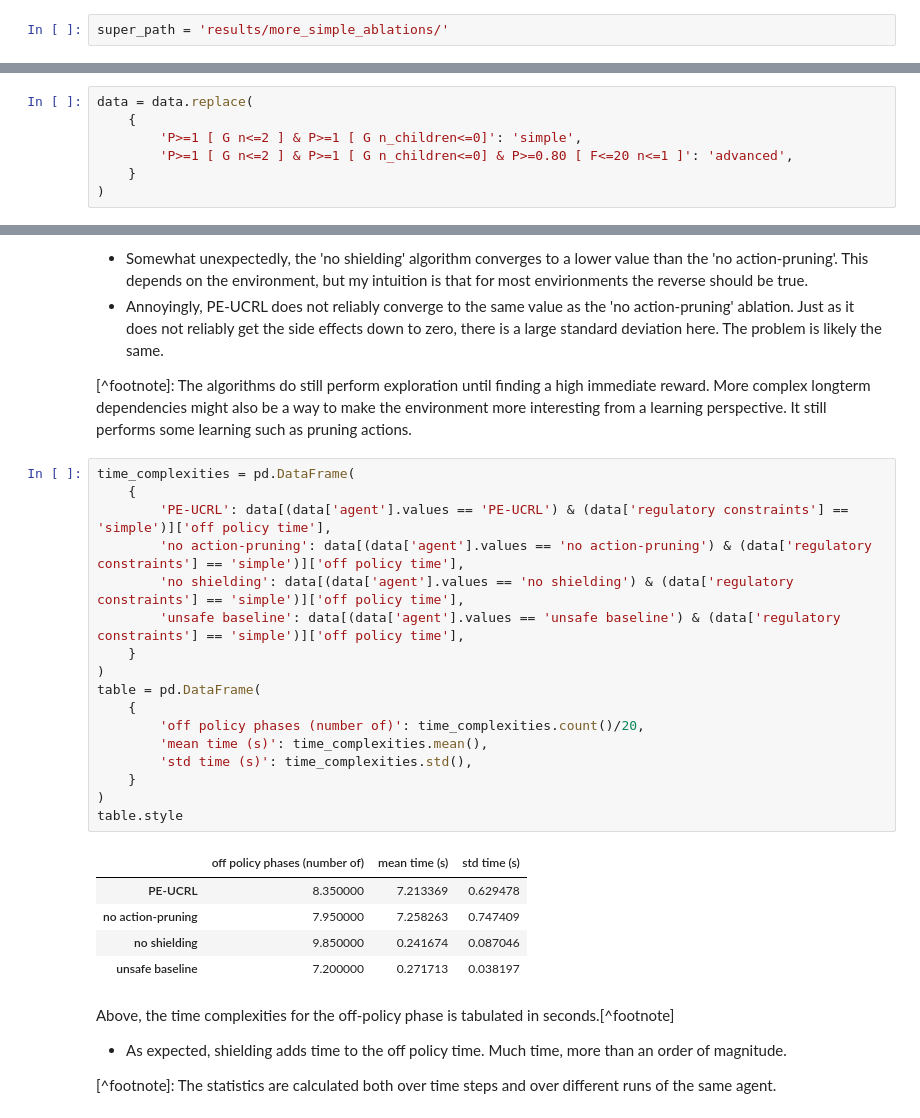
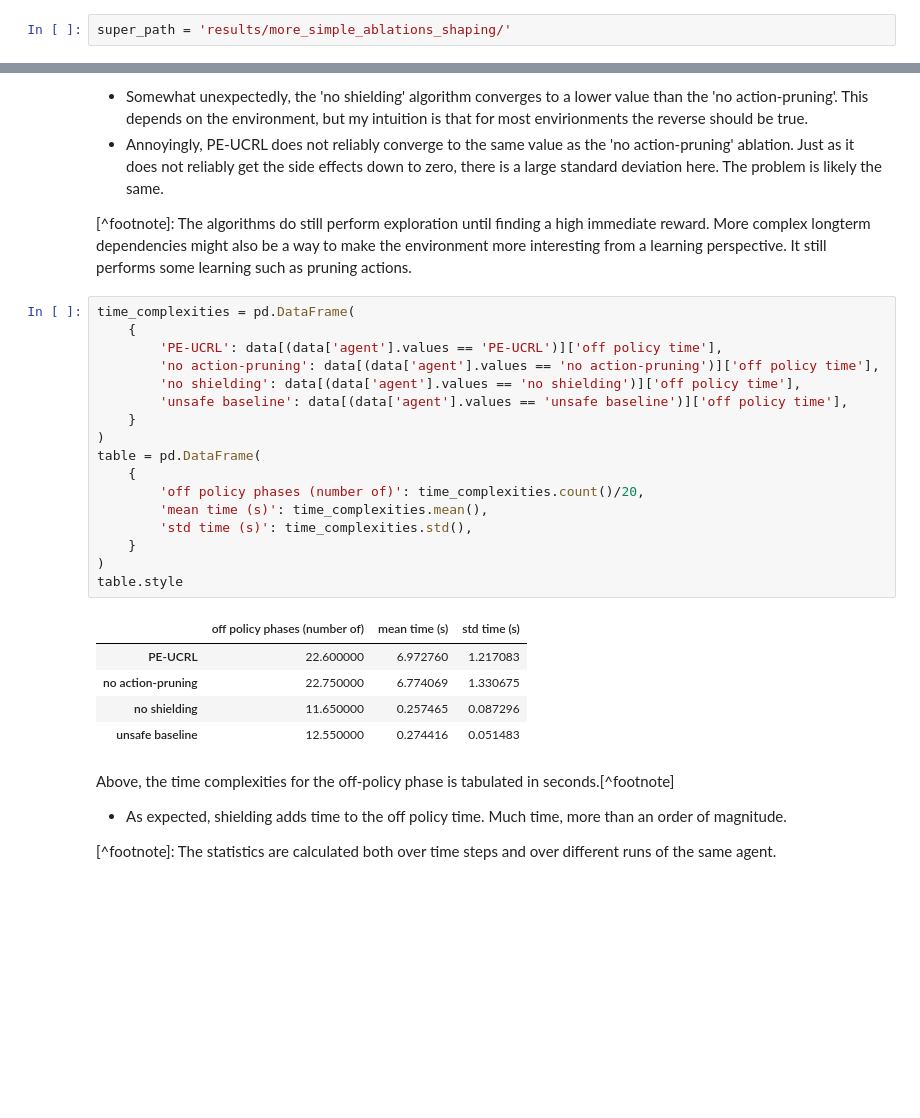
Before and after one commit to carlhenrikrolf/PilotExperimentation, a Jupyter notebook: notebook.ipynb, the cells around one changed output, grey strips where cells are left out. Saved outputs shown, nothing was run; the diff lists cells and outputs as text; blank space fills up the shorter version.

```diff
--- a/notebook.ipynb
+++ b/notebook.ipynb
@@ -24,7 +24,7 @@ There is one cell label (it corresponds to a child using the recommender engine)
 Only for drawing the plots.
 Readers, please skip to the next section.
 # %%
-super_path = 'results/more_simple_ablations/'
+super_path = 'results/more_simple_ablations_shaping/'
 # %%
 import os
 import pandas as pd
@@ -42,10 +42,3 @@ data = pd.concat(data_set)
 ## Analysis
 We plot the side effects incidence and the reward against time.
 Each experiment was repeated 20 times and it is the mean and the standard devaition that are represented in the plots.
-# %%
-data = data.replace(
-    {
-        'P>=1 [ G n<=2 ] & P>=1 [ G n_children<=0]': 'simple',
-        'P>=1 [ G n<=2 ] & P>=1 [ G n_children<=0] & P>=0.80 [ F<=20 n<=1 ]': 'advanced',
-    }
-)
@@ -98,26 +86,26 @@ Above, reward is plotted against time.
 # %%
 time_complexities = pd.DataFrame(
     {
-        'PE-UCRL': data[(data['agent'].values == 'PE-UCRL') & (data['regulatory constraints'] == 'simple')]['off policy time'],
-        'no action-pruning': data[(data['agent'].values == 'no action-pruning') & (data['regulatory constraints'] == 'simple')]['off policy time'],
-        'no shielding': data[(data['agent'].values == 'no shielding') & (data['regulatory constraints'] == 'simple')]['off policy time'],
-        'unsafe baseline': data[(data['agent'].values == 'unsafe baseline') & (data['regulatory constraints'] == 'simple')]['off policy time'],
+        'PE-UCRL': data[(data['agent'].values == 'PE-UCRL')]['off policy time'],
+        'no action-pruning': data[(data['agent'].values == 'no action-pruning')]['off policy time'],
+        'no shielding': data[(data['agent'].values == 'no shielding')]['off policy time'],
+        'unsafe baseline': data[(data['agent'].values == 'unsafe baseline')]['off policy time'],
     }
 )
 table = pd.DataFrame(
     {
         'off policy phases (number of)': time_complexities.count()/20,
         'mean time (s)': time_complexities.mean(),
         'std time (s)': time_complexities.std(),
     }
 )
 table.style
 # %% [output]
 |  | off policy phases (number of) | mean time (s) | std time (s) |
-| PE-UCRL | 8.350000 | 7.213369 | 0.629478 |
-| no action-pruning | 7.950000 | 7.258263 | 0.747409 |
-| no shielding | 9.850000 | 0.241674 | 0.087046 |
-| unsafe baseline | 7.200000 | 0.271713 | 0.038197 |
+| PE-UCRL | 22.600000 | 6.972760 | 1.217083 |
+| no action-pruning | 22.750000 | 6.774069 | 1.330675 |
+| no shielding | 11.650000 | 0.257465 | 0.087296 |
+| unsafe baseline | 12.550000 | 0.274416 | 0.051483 |
 # %% [markdown]
 Above, the time complexities for the off-policy phase is tabulated in seconds.[^footnote]
 
```
Also changed, not shown: parts of 5 cells of this notebook, 8 other files.
